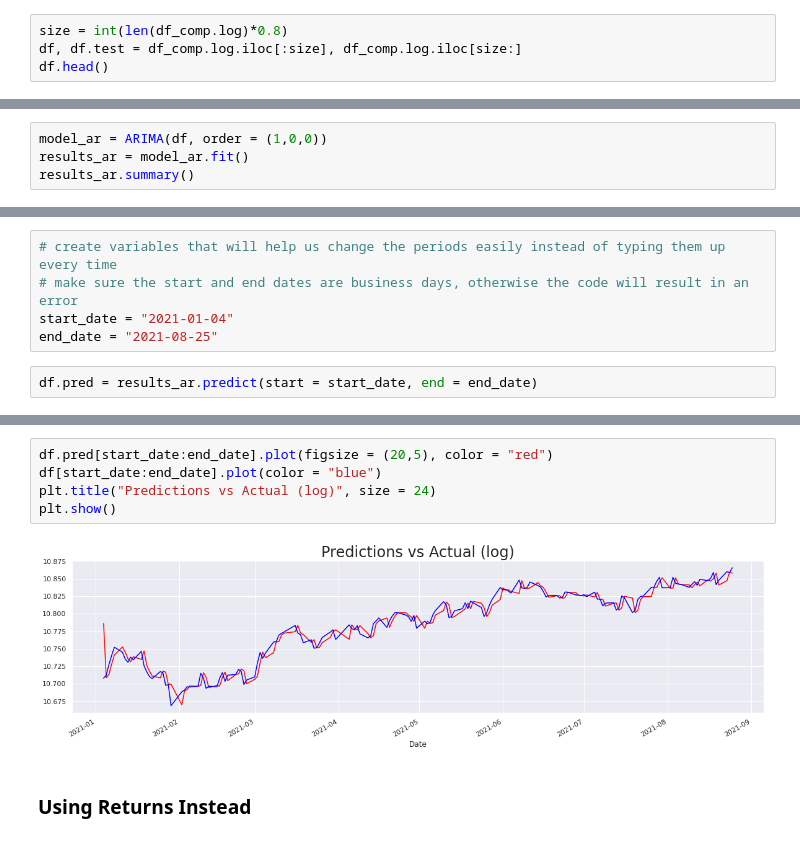
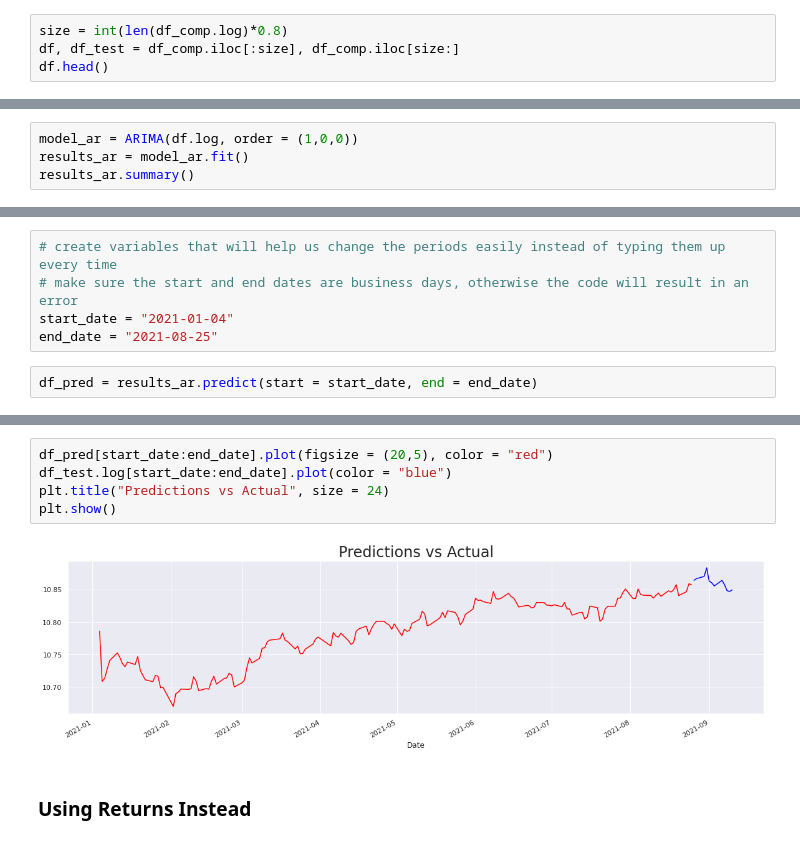
Before and after one commit to jjsalazarr/curso-series-temporales, a Jupyter notebook: 12. Prediciendo el futuro/Python/16_PrediciendoFuturo.ipynb, the cells around one changed output, grey strips where cells are left out. Cells and saved outputs as stored; diff of their text form.

```diff
--- a/12. Prediciendo el futuro/Python/16_PrediciendoFuturo.ipynb
+++ b/12. Prediciendo el futuro/Python/16_PrediciendoFuturo.ipynb
@@ -106,6 +106,6 @@ df_comp.head()
 ## Splitting the Data
 # %%
 size = int(len(df_comp.log)*0.8)
-df, df.test = df_comp.log.iloc[:size], df_comp.log.iloc[size:]
+df, df_test = df_comp.iloc[:size], df_comp.iloc[size:]
 df.head()
 # %% [output]
@@ -149,7 +149,7 @@ Name: log, dtype: float64
 # %% [markdown]
 ## Fitting a Model
 # %%
-model_ar = ARIMA(df, order = (1,0,0))
+model_ar = ARIMA(df.log, order = (1,0,0))
 results_ar = model_ar.fit()
 results_ar.summary()
 # %% [output]
@@ -185,5 +185,5 @@ Name: log, dtype: float64
 start_date = "2021-01-04"
 end_date = "2021-08-25"
 # %%
-df.pred = results_ar.predict(start = start_date, end = end_date)
+df_pred = results_ar.predict(start = start_date, end = end_date)
 # %%
@@ -193,12 +193,12 @@ plt.show()
 # %% [output]
 [figure]
 # %%
-df.pred[start_date:end_date].plot(figsize = (20,5), color = "red")
-df[start_date:end_date].plot(color = "blue")
-plt.title("Predictions vs Actual (log)", size = 24)
+df_pred[start_date:end_date].plot(figsize = (20,5), color = "red")
+df_test.log[start_date:end_date].plot(color = "blue")
+plt.title("Predictions vs Actual", size = 24)
 plt.show()
 # %% [output]
-[figure, old version]
+[figure, new version]
 # %% [markdown]
 ### Using Returns Instead
 # %%
```
Also changed, not shown: parts of 11 cells of this notebook.
